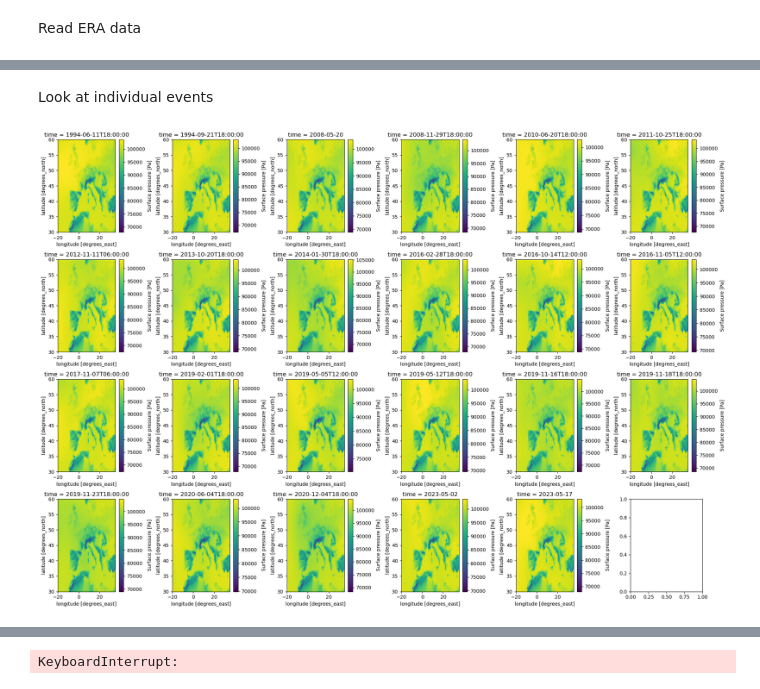
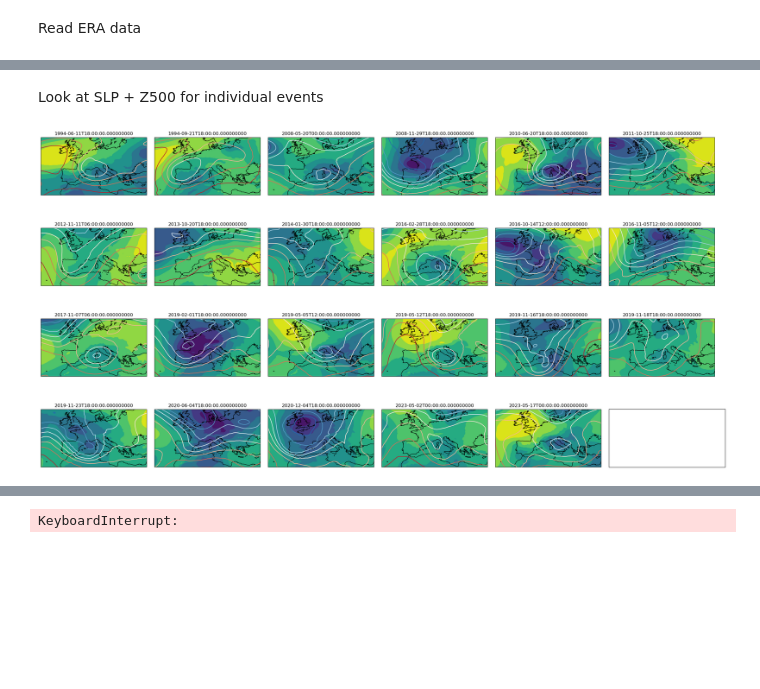
Before and after one commit to zappag/FLORA, a Jupyter notebook: explore.ipynb, the cells around one changed output, grey strips where cells are left out. Cells and saved outputs as stored; diff of their text form; code cells hidden in the pictures; blank space fills up the shorter version.

Commit message:
Improved mapping: SLP (shading) and Z500 (contours) of selected events.

```diff
--- a/explore.ipynb
+++ b/explore.ipynb
@@ -24,7 +24,7 @@ tlon=10.99
 fname_gp=f"{EFASDIR_HIST}/postpro/single_gp/efas_panaro_modena.nc"
 
 # FLAGS
-plot2d_day=True
+plot2d_day=False
 
 #print(fname_pat)
 #breakpoint()
@@ -256,38 +265,58 @@ Name: 0, dtype: int64
 # %% [markdown]
-Look at individual events
+Look at SLP + Z500 for individual events
 # %%
 vdata_events=vdata.isel(time=df_events[0])
 
 # Determine the number of time steps
 num_times = len(vdata_events.time)
 
 # Calculate the number of rows and columns for the subplot grid
 num_rows = int(num_times ** 0.5)
 num_cols = (num_times + num_rows - 1) // num_rows
 
 # Create subplots
-fig, axes = plt.subplots(num_rows, num_cols, figsize=(20, 14))
+fig, axes = plt.subplots(num_rows, num_cols, figsize=(25, 14), subplot_kw={'projection': ccrs.PlateCarree()})
 
 # Loop through each time step and plot in the corresponding subplot
 for i, time in enumerate(vdata_events.time):
     row = i // num_cols
     col = i % num_cols
 
-    # Select data for the current time step
+    #
     data_at_time = vdata_events.sel(time=time)
 
+    # Set contour levels
+    contour_levels_MSL = np.linspace(data_at_time.MSL.min(), data_at_time.MSL.max(), num=10)
+    contour_levels_Z500 = np.linspace(data_at_time.Z.min(), data_at_time.Z.max(), num=10)
+
+
     # Plot in the corresponding subplot
-    axes[row, col].set_title(f'{time}')
-    data_at_time.plot(ax=axes[row, col])
+    ax = axes[row, col]
+    ax.set_title(f'{time.values}')
+    #im = ax.imshow(data_at_time, extent=(-20, 35, 30, 60), cmap='viridis', origin='lower')
+    #im_MSP = ax.contourf(data_at_time['MSL'], levels=contour_levels_MSL, extent=(-20, 35, 30, 80), cmap='viridis', origin='lower')
+    #im_Z = ax.contour(data_at_time['Z'].sel(plev=50000), levels=contour_levels_Z500, extent=(-20, 35, 30, 80), cmap='RdBu_r', origin='lower')
 
-    # Set latitude and longitude range
-    axes[row, col].set_xlim(-20, 35)
-    axes[row, col].set_ylim(30, 60)
+    ax.set_extent([-20, 35, 30, 60], crs=ccrs.PlateCarree())  # Set the desired lat/lon range
+
+    im_MSP = ax.contourf(data_at_time['MSL'].lon, data_at_time['MSL'].lat,
+                      data_at_time['MSL'], levels=contour_levels_MSL, cmap='viridis', transform=ccrs.PlateCarree())
+
+    im_Z = ax.contour(data_at_time['Z'].lon, data_at_time['Z'].lat,
+                      data_at_time['Z'].sel(plev=50000), levels=contour_levels_Z500, cmap='RdBu_r', transform=ccrs.PlateCarree())
+    #im_Z = ax.contour(data_at_time['Z'].sel(plev=50000), levels=contour_levels_Z500, cmap='RdBu_r', origin='lower')
+
+    # Add coastlines using Cartopy
+    ax.coastlines()
+
+    # Remove color bar
+    cbar = fig.colorbar(im, ax=ax, orientation='vertical', fraction=0.05, pad=0.04)
+    cbar.remove()
 
 # Adjust layout
 plt.tight_layout()
 
 # Show the plots
 plt.show()
 # %% [output]
-[figure, old version]
+[figure, new version]
```
Also changed, not shown: parts of 4 cells of this notebook.
